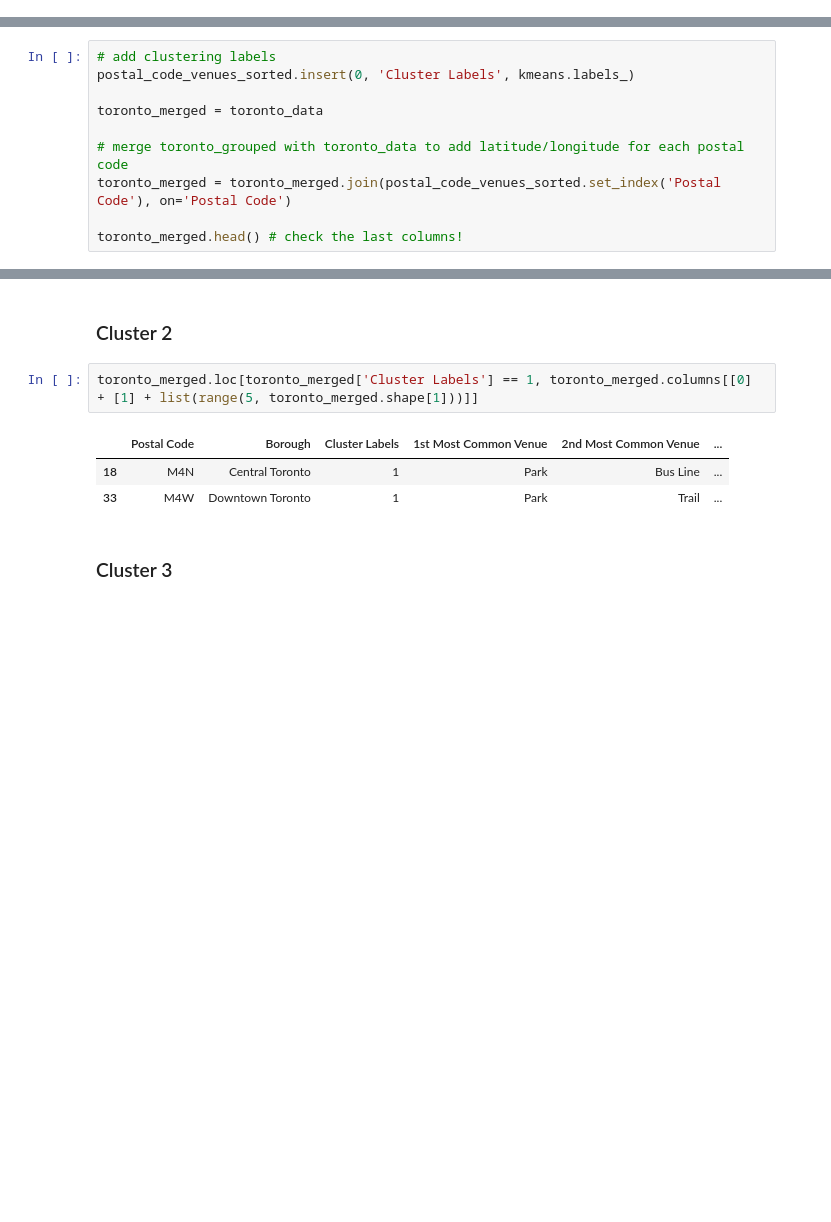
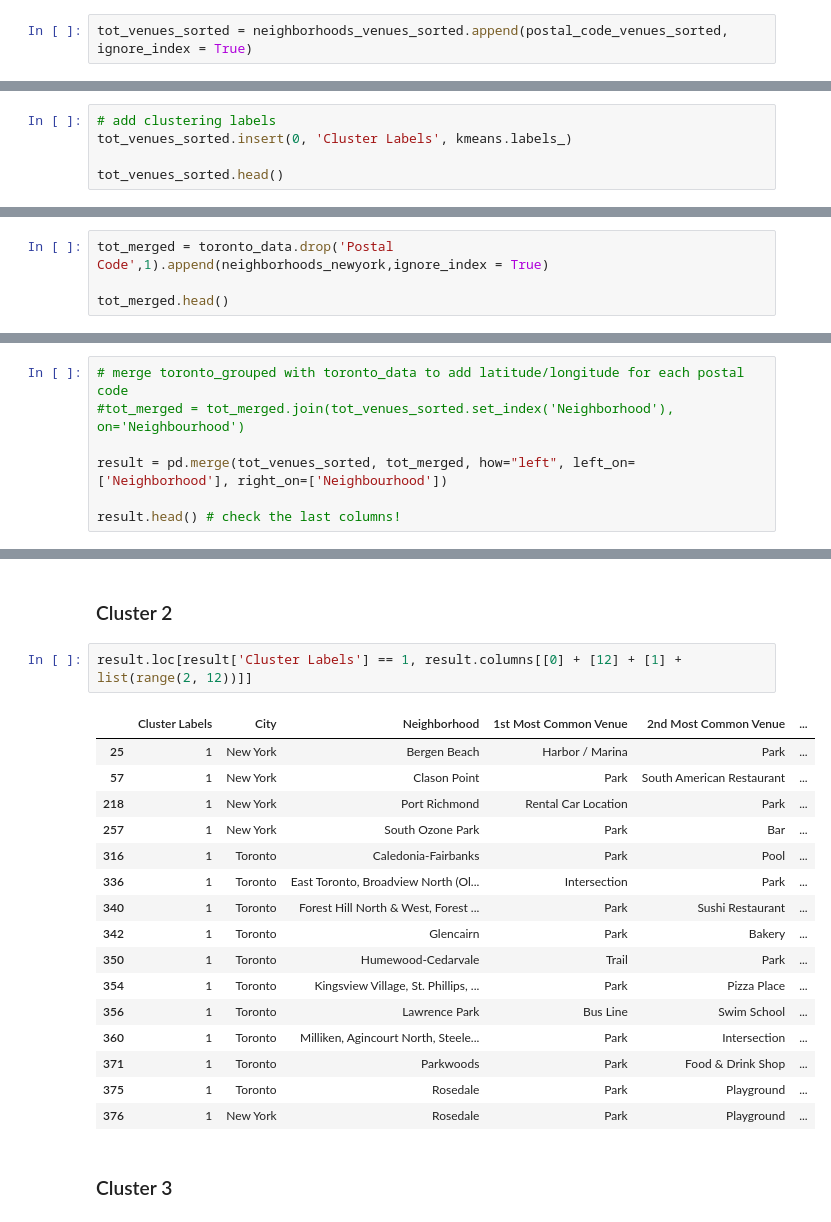
Before and after one commit to SevenSpider/Coursera_Capstone, a Jupyter notebook: Coursera_Capstone_Battle_Neighborhoods.ipynb, the cells around one changed output, grey strips where cells are left out. Saved outputs shown, nothing was run; the diff lists cells and outputs as text; blank space fills up the shorter version.

```diff
--- a/Coursera_Capstone_Battle_Neighborhoods.ipynb
+++ b/Coursera_Capstone_Battle_Neighborhoods.ipynb
@@ -614 +872,3 @@ array([0, 0, 0, 0, 1, 0, 0, 0, 3, 0])
+# %%
+tot_venues_sorted = neighborhoods_venues_sorted.append(postal_code_venues_sorted, ignore_index = True)
 # %%
@@ -622,0 +883,5 @@ postal_code_venues_sorted.head()
+# %%
+# add clustering labels
+tot_venues_sorted.insert(0, 'Cluster Labels', kmeans.labels_)
+
+tot_venues_sorted.head()
@@ -622,0 +915,4 @@ postal_code_venues_sorted.head()
+# %%
+tot_merged = toronto_data.drop('Postal Code',1).append(neighborhoods_newyork,ignore_index = True)
+
+tot_merged.head()
@@ -623,11 +930,8 @@ postal_code_venues_sorted.head()
 # %%
-# add clustering labels
-postal_code_venues_sorted.insert(0, 'Cluster Labels', kmeans.labels_)
+# merge toronto_grouped with toronto_data to add latitude/longitude for each postal code
+#tot_merged = tot_merged.join(tot_venues_sorted.set_index('Neighborhood'), on='Neighbourhood')
 
-toronto_merged = toronto_data
+result = pd.merge(tot_venues_sorted, tot_merged, how="left", left_on=['Neighborhood'], right_on=['Neighbourhood'])
 
-# merge toronto_grouped with toronto_data to add latitude/longitude for each postal code
-toronto_merged = toronto_merged.join(postal_code_venues_sorted.set_index('Postal Code'), on='Postal Code')
-
-toronto_merged.head() # check the last columns!
+result.head() # check the last columns!
 # %% [output]
@@ -690,11 +1019,24 @@ toronto_merged.loc[toronto_merged['Cluster Labels'] == 0, toronto_merged.columns
 # %% [markdown]
 ### Cluster 2
 # %%
-toronto_merged.loc[toronto_merged['Cluster Labels'] == 1, toronto_merged.columns[[0] + [1] + list(range(5, toronto_merged.shape[1]))]]
+result.loc[result['Cluster Labels'] == 1, result.columns[[0] + [12] + [1] + list(range(2, 12))]]
 # %% [output]
-|  | Postal Code | Borough | Cluster Labels | 1st Most Common Venue | 2nd Most Common Venue | ... |
-| 18 | M4N | Central Toronto | 1 | Park | Bus Line | ... |
-| 33 | M4W | Downtown Toronto | 1 | Park | Trail | ... |
+|  | Cluster Labels | City | Neighborhood | 1st Most Common Venue | 2nd Most Common Venue | ... |
+| 25 | 1 | New York | Bergen Beach | Harbor / Marina | Park | ... |
+| 57 | 1 | New York | Clason Point | Park | South American Restaurant | ... |
+| 218 | 1 | New York | Port Richmond | Rental Car Location | Park | ... |
+| 257 | 1 | New York | South Ozone Park | Park | Bar | ... |
+| 316 | 1 | Toronto | Caledonia-Fairbanks | Park | Pool | ... |
+| 336 | 1 | Toronto | East Toronto, Broadview North (Ol... | Intersection | Park | ... |
+| 340 | 1 | Toronto | Forest Hill North & West, Forest ... | Park | Sushi Restaurant | ... |
+| 342 | 1 | Toronto | Glencairn | Park | Bakery | ... |
+| 350 | 1 | Toronto | Humewood-Cedarvale | Trail | Park | ... |
+| 354 | 1 | Toronto | Kingsview Village, St. Phillips, ... | Park | Pizza Place | ... |
+| 356 | 1 | Toronto | Lawrence Park | Bus Line | Swim School | ... |
+| 360 | 1 | Toronto | Milliken, Agincourt North, Steele... | Park | Intersection | ... |
+| 371 | 1 | Toronto | Parkwoods | Park | Food & Drink Shop | ... |
+| 375 | 1 | Toronto | Rosedale | Park | Playground | ... |
+| 376 | 1 | New York | Rosedale | Park | Playground | ... |
 # %% [markdown]
 ### Cluster 3
 # %%
```
Also changed, not shown: parts of 133 cells of this notebook.
